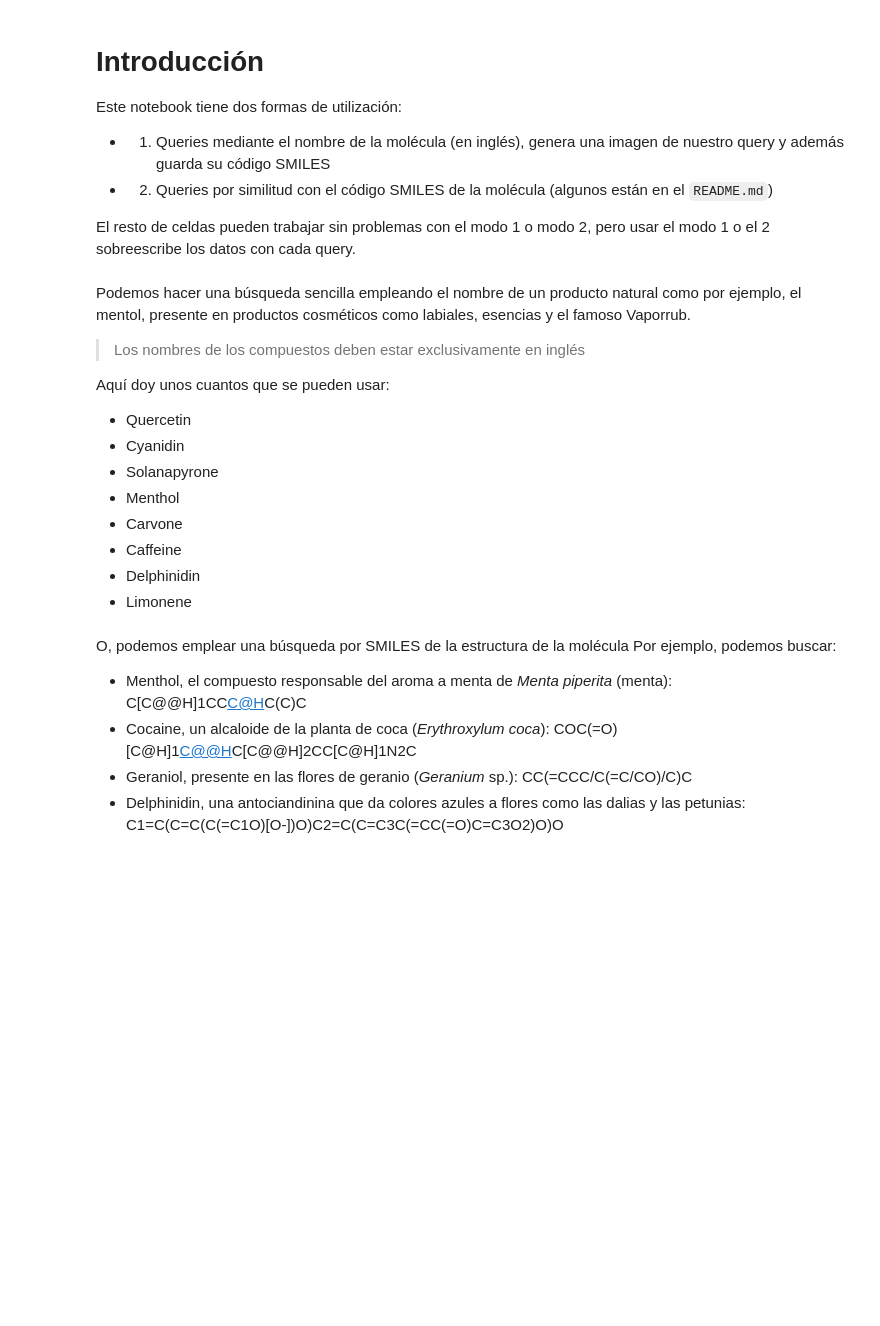
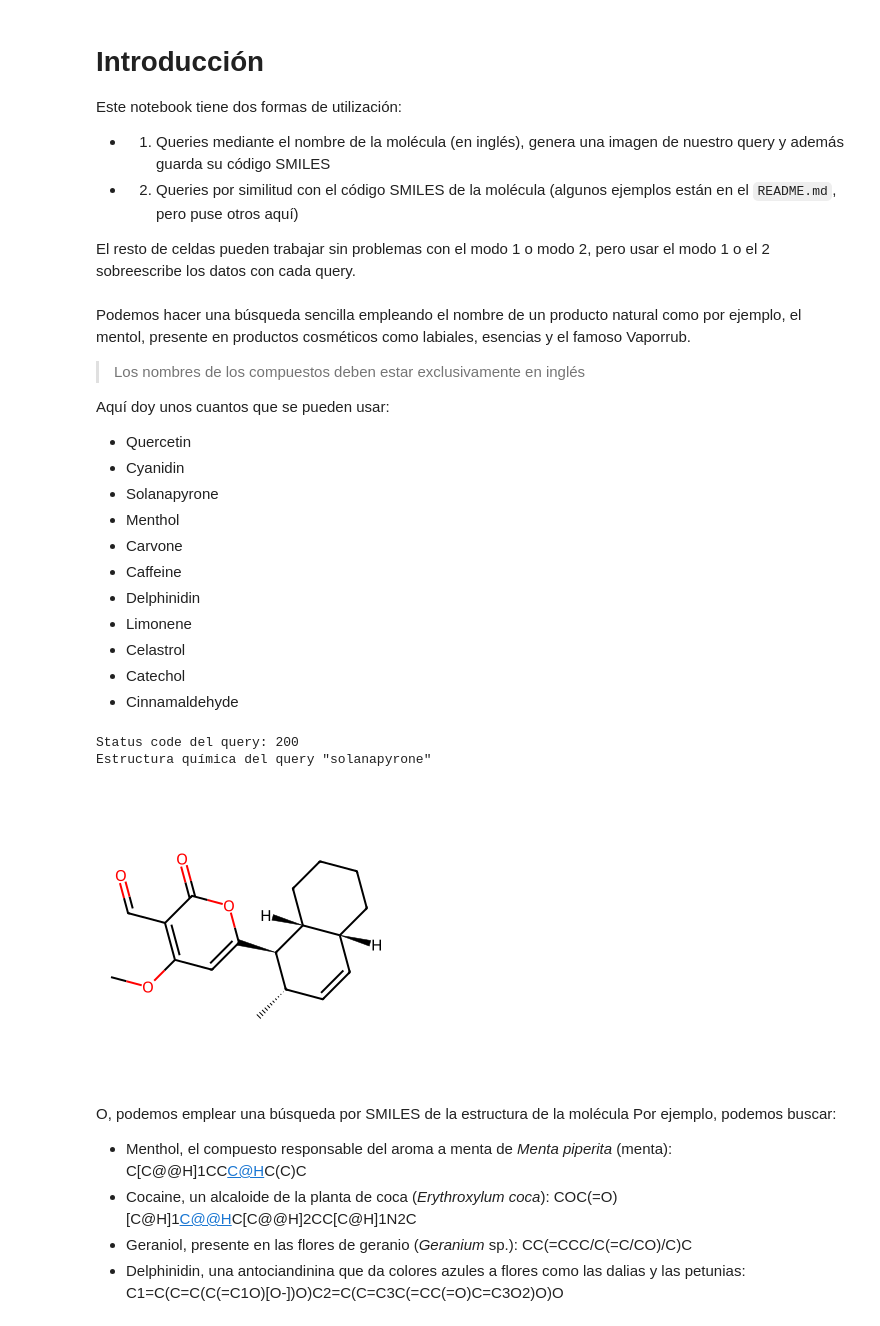
Before and after one commit to FlorMariaBriceno/TecnolochicasPRO_Project, a Jupyter notebook: Proyecto_Tecnolochicas.ipynb, the cells around one changed output. Drawn from its saved outputs; the diff is of its cells as text; code cells hidden in the pictures; blank space fills up the shorter version.

Commit message:
Creación de notebooks alternos y carpeta con SMILES y nombres de prueba

```diff
--- a/Proyecto_Tecnolochicas.ipynb
+++ b/Proyecto_Tecnolochicas.ipynb
@@ -4,7 +4,7 @@
 Este notebook tiene dos formas de utilización:
 
 - 1) Queries mediante el nombre de la molécula (en inglés), genera una imagen de nuestro query y además guarda su código SMILES
-- 2) Queries por similitud con el código SMILES de la molécula (algunos están en el `README.md`)
+- 2) Queries por similitud con el código SMILES de la molécula (algunos ejemplos están en el `README.md`, pero puse otros aquí)
 
 El resto de celdas pueden trabajar sin problemas con el modo 1 o modo 2, pero usar el modo 1 o el 2 sobreescribe los datos con cada query.
 # %%
@@ -32,23 +35,30 @@ Aquí doy unos cuantos que se pueden usar:
 - Caffeine
 - Delphinidin
 - Limonene
+- Celastrol
+- Catechol
+- Cinnamaldehyde
 # %%
-'''Búsqueda por nombre:
+'''Búsqueda por nombre o especie:
 
 Nos van a solicitar el nombre de un producto natural, para posteriormente ejecutar un query simple a la API REST de LOTUS.
 Este bloque nos va a devolver el status del query y la estrucutra química del compuesto que estamos buscando'''
 
 compound=input("Introduce el nombre de un producto natural (en inglés):")
 url=f"https://lotus.naturalproducts.net/api/search/simple?query={compound}"
 response=requests.get(url)
 print(f"Status code del query: {response.status_code}")
 data=response.json()
 df=pd.json_normalize(data,record_path=['naturalProducts'],meta=['originalQuery','determinedInputType'])
 smiles=df.at[0,'smiles']
 mol=Chem.MolFromSmiles(smiles)
 img=Draw.MolToImage(mol,size=(300,300))
 print(f"Estructura química del query \"{compound}\"")
 img
+# %% [output]
+Status code del query: 200
+Estructura química del query "solanapyrone"
+[figure, added]
 # %% [markdown]
 O, podemos emplear una búsqueda por SMILES de la estructura de la molécula
 Por ejemplo, podemos buscar:
```
Also changed, not shown: parts of 8 cells of this notebook.
